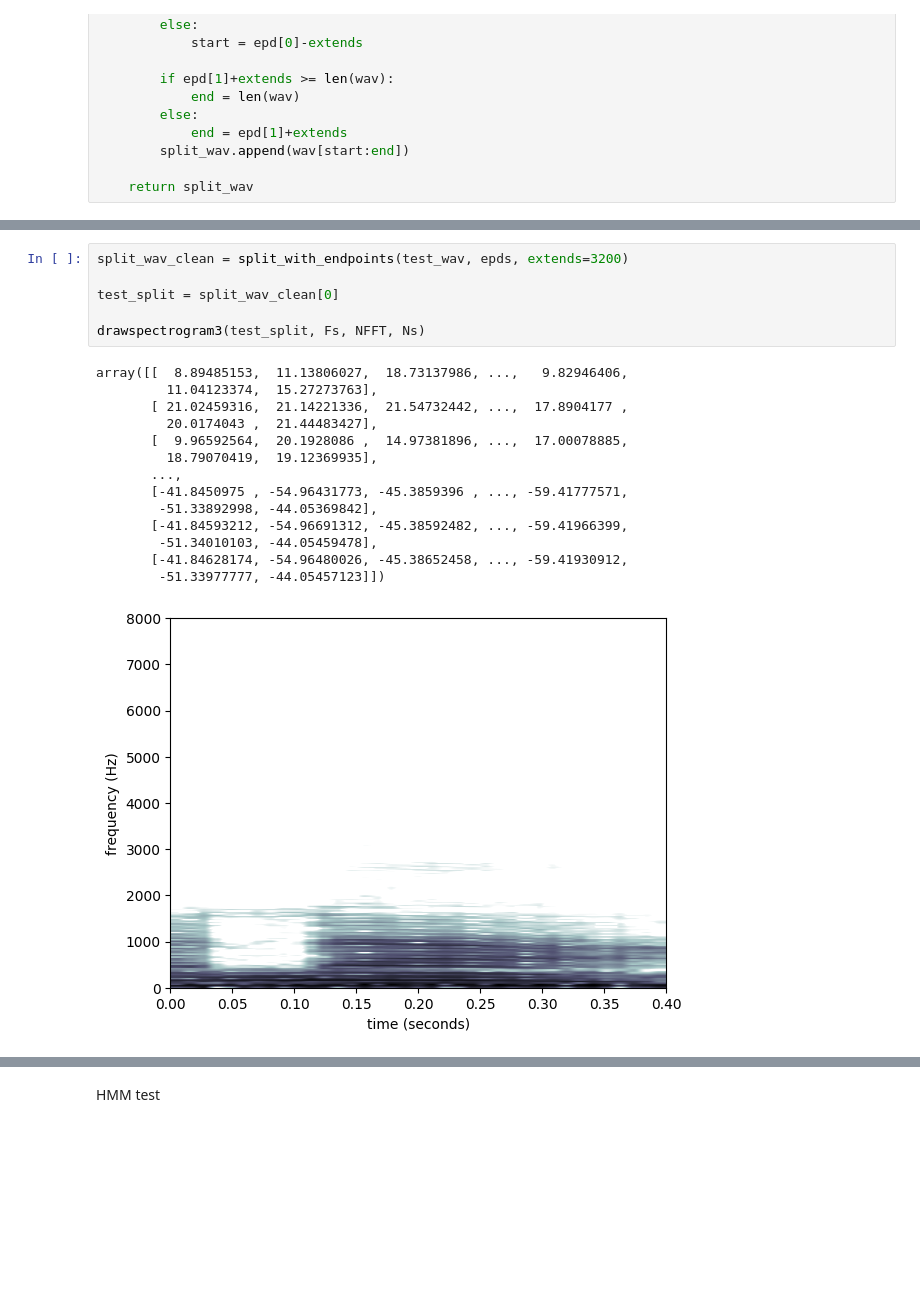
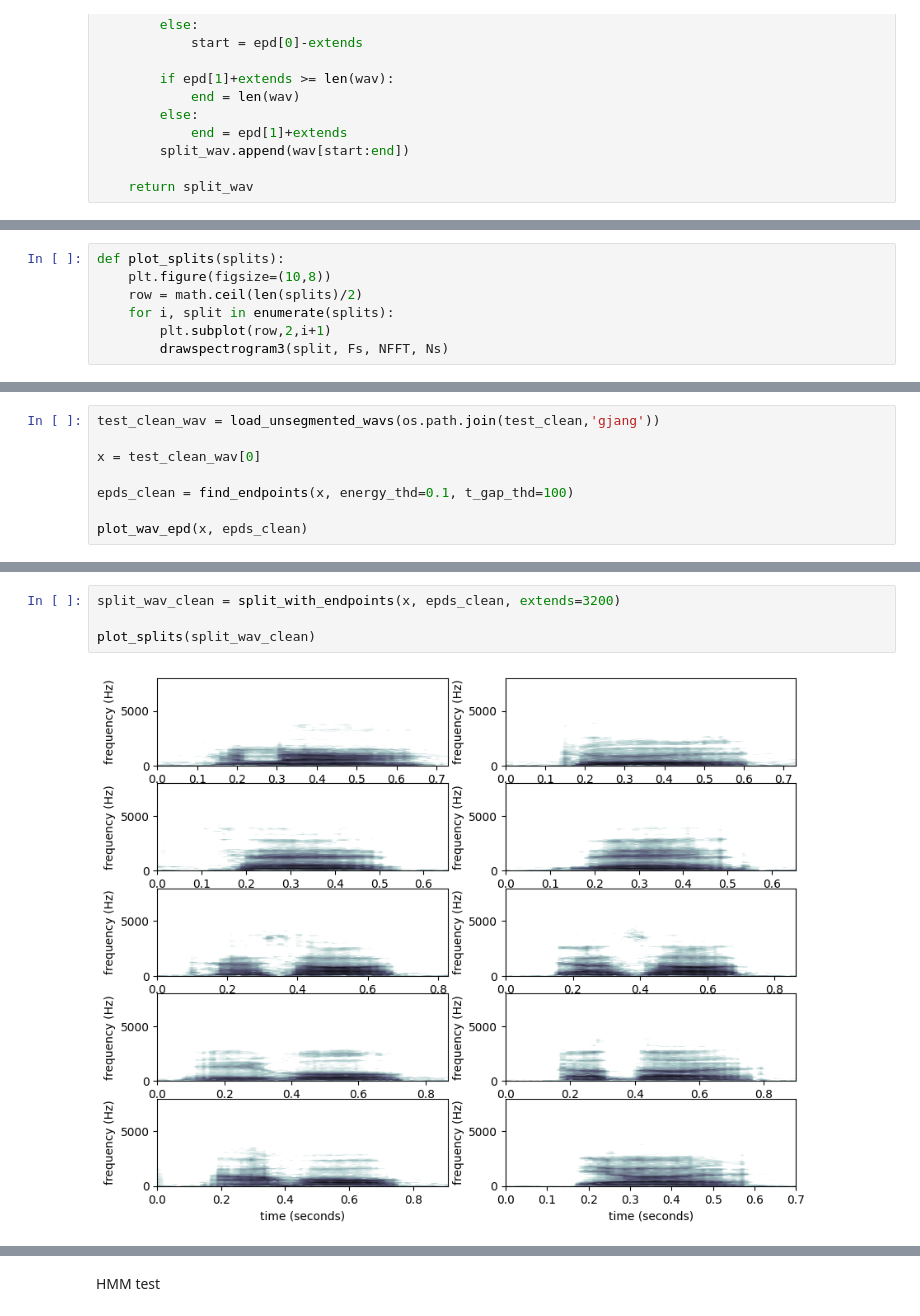
Before and after one commit to chlee4831/ssp2023, a Jupyter notebook: proj1/proj1.ipynb, the cells around one changed output, grey strips where cells are left out. Cells and saved outputs as stored; diff of their text form; blank space fills up the shorter version.

Commit message:
Split wit EPD, validation from wave done
Todo: Noise filtering

```diff
--- a/proj1/proj1.ipynb
+++ b/proj1/proj1.ipynb
@@ -621 +666,8 @@ def split_with_endpoints(wav, epds, extends=1600):
+# %%
+def plot_splits(splits):
+    plt.figure(figsize=(10,8))
+    row = math.ceil(len(splits)/2)
+    for i, split in enumerate(splits):
+        plt.subplot(row,2,i+1)
+        drawspectrogram3(split, Fs, NFFT, Ns)
 # %% [markdown]
@@ -659,0 +675,8 @@ print(epds/Fs)  #in sec
+# %%
+test_clean_wav = load_unsegmented_wavs(os.path.join(test_clean,'gjang'))
+
+x = test_clean_wav[0]
+
+epds_clean = find_endpoints(x, energy_thd=0.1, t_gap_thd=100)
+
+plot_wav_epd(x, epds_clean)
@@ -660,21 +685,6 @@ print(epds/Fs)  #in sec
 # %%
-split_wav_clean = split_with_endpoints(test_wav, epds, extends=3200)
+split_wav_clean = split_with_endpoints(x, epds_clean, extends=3200)
 
-test_split = split_wav_clean[0]
-
-drawspectrogram3(test_split, Fs, NFFT, Ns)
+plot_splits(split_wav_clean)
 # %% [output]
-array([[  8.89485153,  11.13806027,  18.73137986, ...,   9.82946406,
-         11.04123374,  15.27273763],
-       [ 21.02459316,  21.14221336,  21.54732442, ...,  17.8904177 ,
-         20.0174043 ,  21.44483427],
-       [  9.96592564,  20.1928086 ,  14.97381896, ...,  17.00078885,
-         18.79070419,  19.12369935],
-       ...,
-       [-41.8450975 , -54.96431773, -45.3859396 , ..., -59.41777571,
-        -51.33892998, -44.05369842],
-       [-41.84593212, -54.96691312, -45.38592482, ..., -59.41966399,
-        -51.34010103, -44.05459478],
-       [-41.84628174, -54.96480026, -45.38652458, ..., -59.41930912,
-        -51.33977777, -44.05457123]])
-[figure, old version]
+[figure, new version]
```
Also changed, not shown: parts of 53 cells of this notebook.
